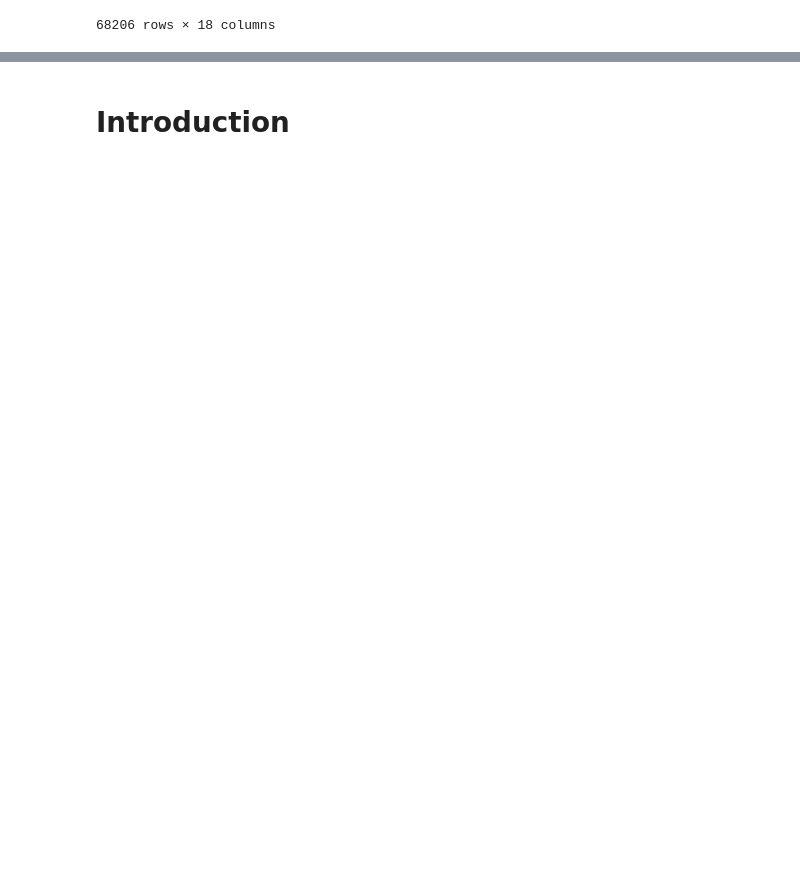
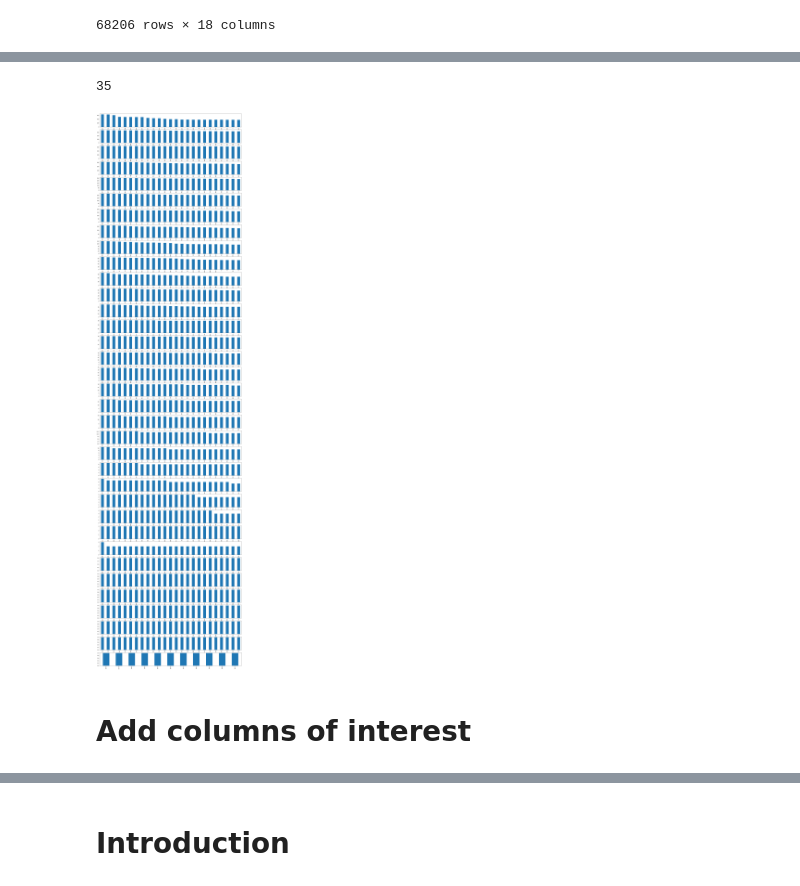
Before and after one commit to XxZeroGravityxX/Flight_delay_study, a Jupyter notebook: solution.ipynb, the cells around one changed output, grey strips where cells are left out. Cells and saved outputs as stored; diff of their text form; code cells hidden in the pictures; blank space fills up the shorter version.

```diff
--- a/solution.ipynb
+++ b/solution.ipynb
@@ -25,0 +133,12 @@ display(data)
+# %%
+n_samples = 25
+num_plots = int(len(new_data["Vlo-O"].value_counts())/n_samples)+1
+fig, ax = plt.subplots(num_plots,1,figsize=(25,100))
+for ind in range(num_plots):
+    new_data["Vlo-O"].value_counts()[n_samples*(ind):n_samples*(ind+1)].plot.bar(ax=ax[ind], rot=90)
+plt.show()
+# %% [output]
+35
+[figure, added]
+# %% [markdown]
+# Add columns of interest
```
Also changed, not shown: parts of 16 cells of this notebook, 1 other file.
